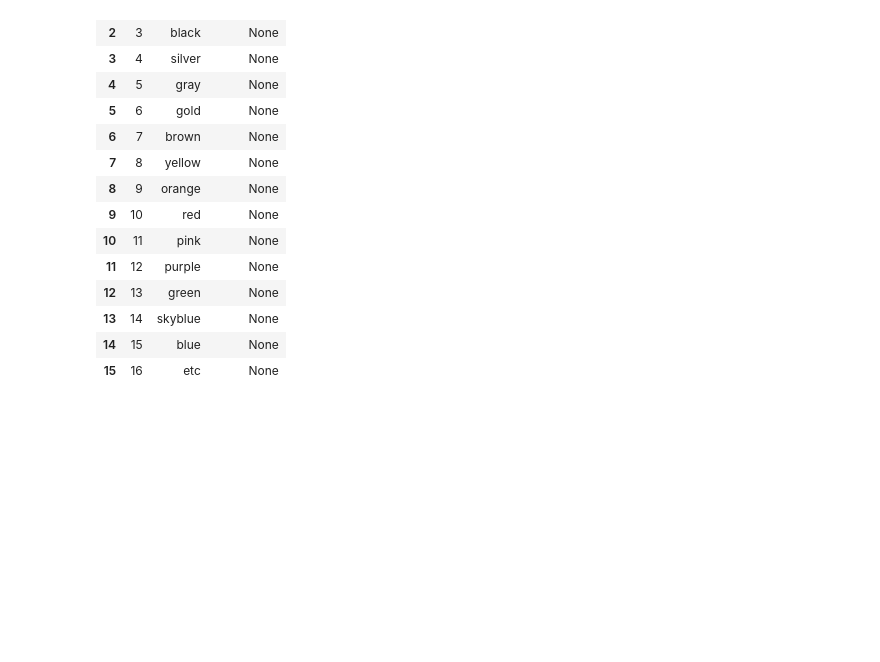
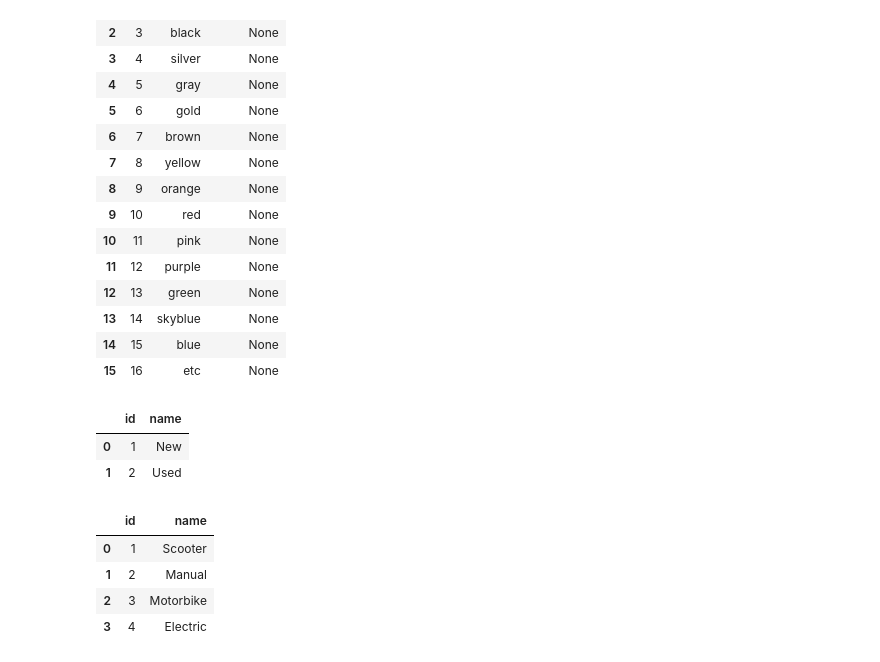
Before and after one commit to khanhnguyen02311/MOBIKE-Application, a Jupyter notebook: backend_flask/components/initial_data/Web Scraper.ipynb, the cells around one changed output. Cells and saved outputs as stored; diff of their text form; code cells hidden in the pictures; blank space fills up the shorter version.

```diff
--- a/backend_flask/components/initial_data/Web Scraper.ipynb
+++ b/backend_flask/components/initial_data/Web Scraper.ipynb
@@ -218,3 +218,34 @@ colors_table
 | 13 | 14 | skyblue | None |
 | 14 | 15 | blue | None |
 | 15 | 16 | etc | None |
+# %%
+condition_data = [
+   {'id': 1,
+    'name': 'New'},
+   {'id': 2,
+    'name': 'Used'}
+]
+condition_table = pd.DataFrame(data=condition_data, index=None)
+# %% [output]
+|  | id | name |
+| 0 | 1 | New |
+| 1 | 2 | Used |
+# %%
+vehicletype_data = [
+   {'id': 1,
+    'name': 'Scooter'},
+   {'id': 2,
+    'name': 'Manual'},
+   {'id': 3,
+    'name': 'Motorbike'},
+   {'id': 4,
+    'name': 'Electric'}
+]
+vehicletype_table = pd.DataFrame(data=vehicletype_data, index=None)
+vehicletype_table
+# %% [output]
+|  | id | name |
+| 0 | 1 | Scooter |
+| 1 | 2 | Manual |
+| 2 | 3 | Motorbike |
+| 3 | 4 | Electric |
```
Also changed, not shown: parts of 14 cells of this notebook, 13 other files.
